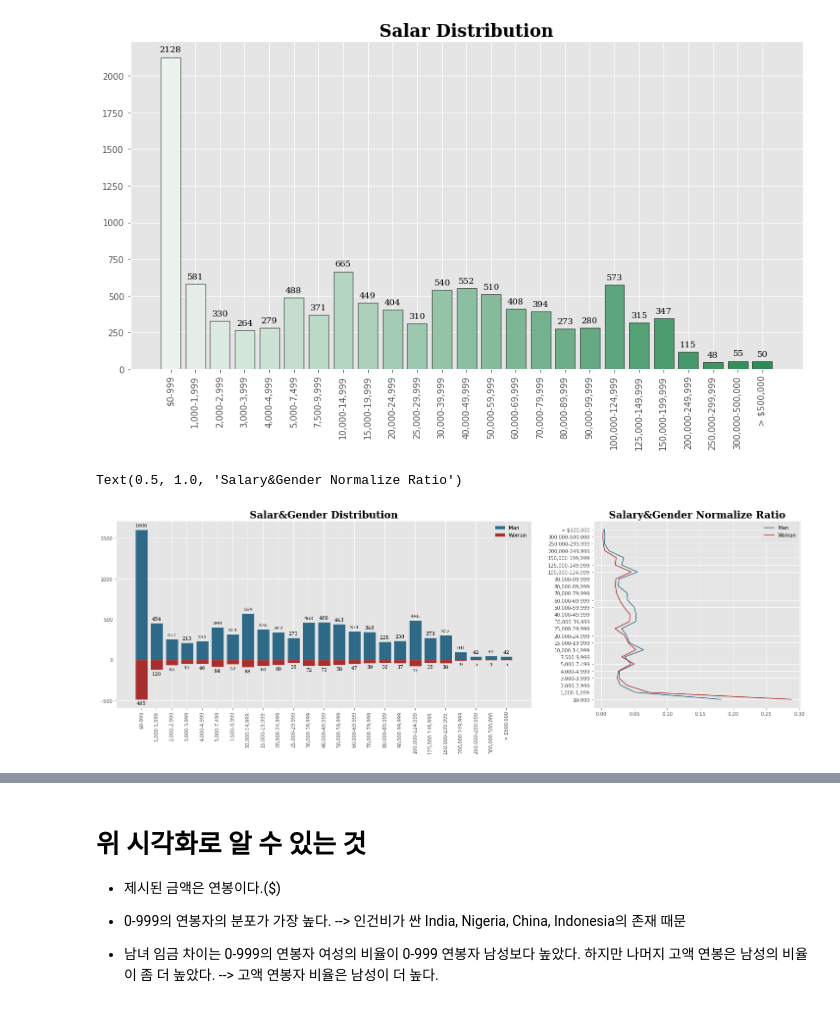
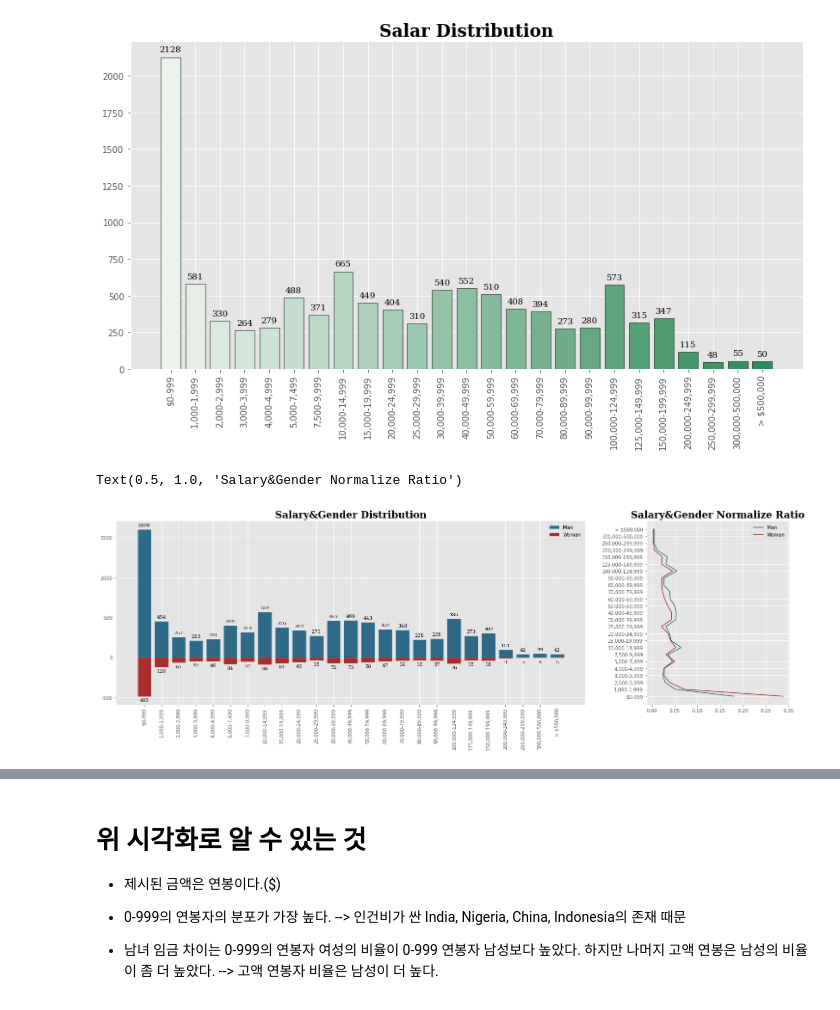
Before and after one commit to O-Kpy/Project, a Jupyter notebook: Kaggle_Survey_viz_Project.ipynb, the cells around one changed output, grey strips where cells are left out. Drawn from its saved outputs; the diff is of its cells as text; code cells hidden in the pictures.

```diff
--- a/Kaggle_Survey_viz_Project.ipynb
+++ b/Kaggle_Survey_viz_Project.ipynb
@@ -78,7 +60,7 @@ sns.color_palette('coolwarm')
 # %%
 top_21_country = data['In which country do you currently reside?'].value_counts().sort_values(ascending=False)[:21]
 
-fig, ax = plt.subplots(1, 2, figsize=(25,7), gridspec_kw={'width_ratios':[2, 1]})
+fig, ax = plt.subplots(1, 2, figsize=(25,7), gridspec_kw={'width_ratios':[2.3, 0.7]})
 sns.barplot(y=top_21_country.index, x=top_21_country, palette=sns.color_palette('coolwarm', n_colors=len(top_21_country.index)), ax=ax[0])
 ax[0].set_xlabel('')
 for i,j in enumerate(top_21_country.index):
@@ -176,26 +158,26 @@ Text(0.5, 1.0, 'Salar Distribution')
 # %%
 s_c = data.groupby('What is your gender? - Selected Choice')['What is your current yearly compensation (approximate $USD)?'].value_counts().unstack()[USD].T
 s_c_normalize = data.groupby('What is your gender? - Selected Choice')['What is your current yearly compensation (approximate $USD)?'].value_counts(normalize=True).unstack()[USD].T
 
-fig, ax = plt.subplots(1,2,figsize=(25,7), gridspec_kw={'width_ratios':[2, 1]})
+fig, ax = plt.subplots(1,2,figsize=(25,7), gridspec_kw={'width_ratios':[2.3, 0.7]})
 ax[0].bar(s_c.index, s_c['Man'], label='Man', color='#004c70', alpha=0.8, edgecolor='white')
 for j, i in enumerate(s_c.index):
   ax[0].annotate(f"{s_c['Man'].loc[i]}", xy=(j, s_c['Man'].loc[i]+50), ha='center', va='center', fontweight='light', fontfamily='serif')
 ax[0].bar(s_c.index, -s_c['Woman'], label='Woman', color='#990000', alpha=0.8, edgecolor='white')
 for j, i in enumerate(s_c.index):
   ax[0].annotate(f"{s_c['Woman'].loc[i]}", xy=(j, -s_c['Woman'].loc[i]-50), ha='center', va='center', fontweight='light', fontfamily='serif')
 
 ax[0].legend()
 ax[0].set_xticklabels(s_c.index ,rotation=90)
-ax[0].set_title('Salar&Gender Distribution', fontdict=font)
+ax[0].set_title('Salary&Gender Distribution', fontdict=font)
 
 ax[1].plot(s_c_normalize['Man'], s_c_normalize.index, color='#004c70', label='Man', alpha=0.8)
 ax[1].plot(s_c_normalize['Woman'], s_c_normalize.index, color='#990000', label='Woman', alpha=0.8)
 ax[1].legend()
 ax[1].set_title('Salary&Gender Normalize Ratio', fontdict=font)
 # %% [output]
 Text(0.5, 1.0, 'Salary&Gender Normalize Ratio')
-[figure, old version]
+[figure, new version]
 # %%
 top_25_country = data['In which country do you currently reside?'].value_counts()[:25].index
 c_r = data.groupby('What is your current yearly compensation (approximate $USD)?')['In which country do you currently reside?'].value_counts().unstack()[top_25_country].T[USD].fillna(0).T
```
Also changed, not shown: parts of 17 cells of this notebook.
